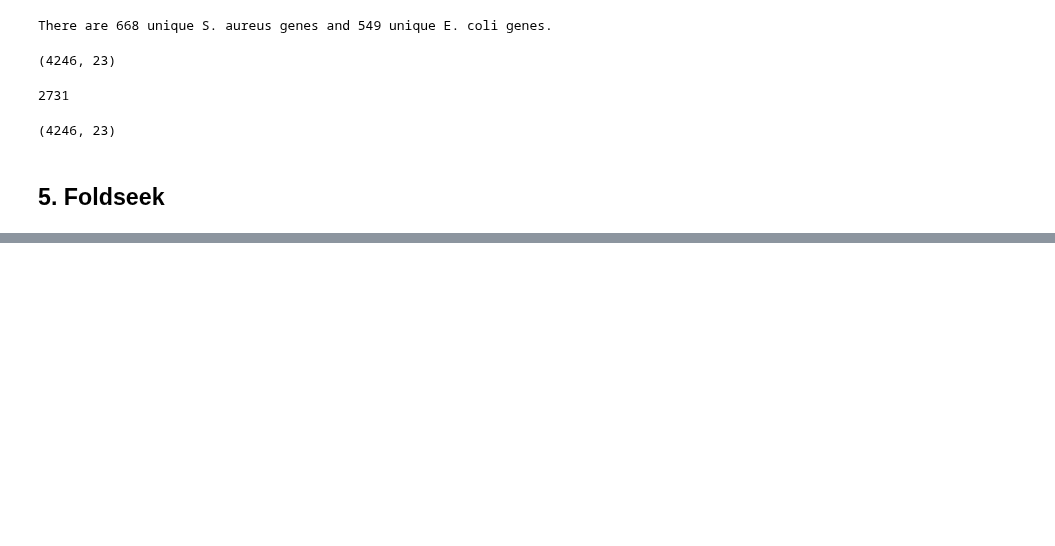
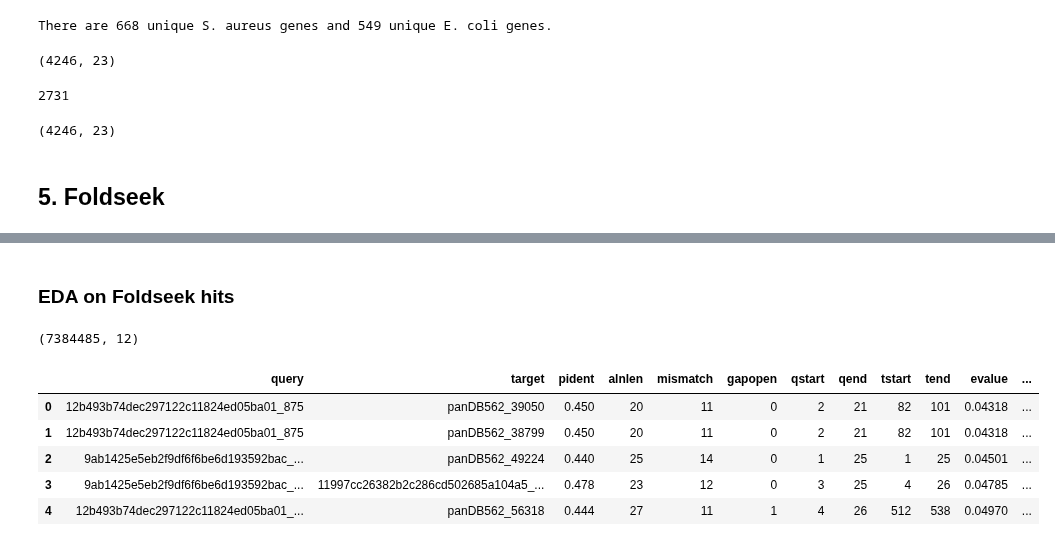
Before and after one commit to georgiadoing/seqADAGE, a Jupyter notebook: Py/muk_transfer_learning/genomic_mapping/Mukundan_sA_ec_pg_mapping.ipynb, the cells around one changed output, grey strips where cells are left out. Cells and saved outputs as stored; diff of their text form; code cells hidden in the pictures; blank space fills up the shorter version.

```diff
--- a/Py/muk_transfer_learning/genomic_mapping/Mukundan_sA_ec_pg_mapping.ipynb
+++ b/Py/muk_transfer_learning/genomic_mapping/Mukundan_sA_ec_pg_mapping.ipynb
@@ -846,0 +1032,26 @@ cds_to_protein(sa_fasta, "/content/drive/MyDrive/Comp-Bio-Projs-S26/data/muk-in-
+# %% [markdown]
+### EDA on Foldseek hits
+# %%
+cols = [
+  "query", "target", "pident", "alnlen", "mismatch", "gapopen",
+  "qstart", "qend", "tstart", "tend", "evalue", "bitscore"
+]
+
+fs_hits = pd.read_csv(
+    "/content/drive/MyDrive/Comp-Bio-Projs-S26/data/muk-in-use/Foldseek/ec_sa_all_foldseek_hits.m8",
+    sep = "\t",
+    header = None,
+    names = cols
+)
+fs_hits.shape
+# %% [output]
+(7384485, 12)
+# %%
+fs_hits.head()
+# %% [output]
+|  | query | target | pident | alnlen | mismatch | gapopen | qstart | qend | tstart | tend | evalue | ... |
+| 0 | 12b493b74dec297122c11824ed05ba01_875 | panDB562_39050 | 0.450 | 20 | 11 | 0 | 2 | 21 | 82 | 101 | 0.04318 | ... |
+| 1 | 12b493b74dec297122c11824ed05ba01_875 | panDB562_38799 | 0.450 | 20 | 11 | 0 | 2 | 21 | 82 | 101 | 0.04318 | ... |
+| 2 | 9ab1425e5eb2f9df6f6be6d193592bac_... | panDB562_49224 | 0.440 | 25 | 14 | 0 | 1 | 25 | 1 | 25 | 0.04501 | ... |
+| 3 | 9ab1425e5eb2f9df6f6be6d193592bac_... | 11997cc26382b2c286cd502685a104a5_... | 0.478 | 23 | 12 | 0 | 3 | 25 | 4 | 26 | 0.04785 | ... |
+| 4 | 12b493b74dec297122c11824ed05ba01_... | panDB562_56318 | 0.444 | 27 | 11 | 1 | 4 | 26 | 512 | 538 | 0.04970 | ... |
```
Also changed, not shown: parts of 30 cells of this notebook.
